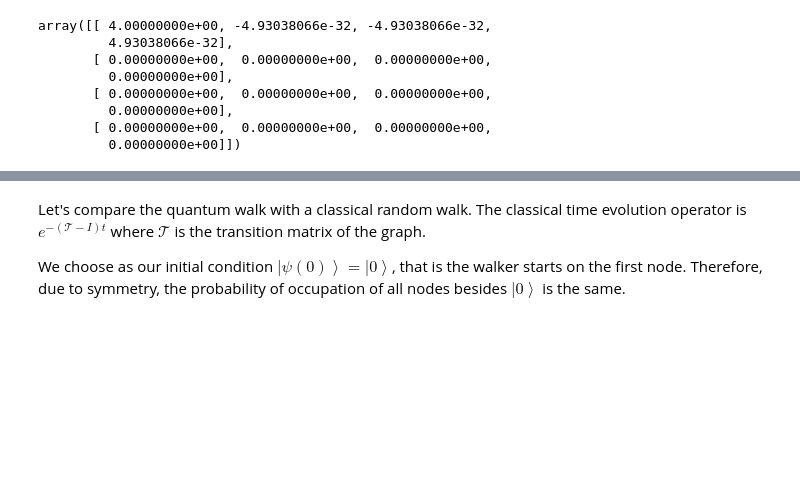
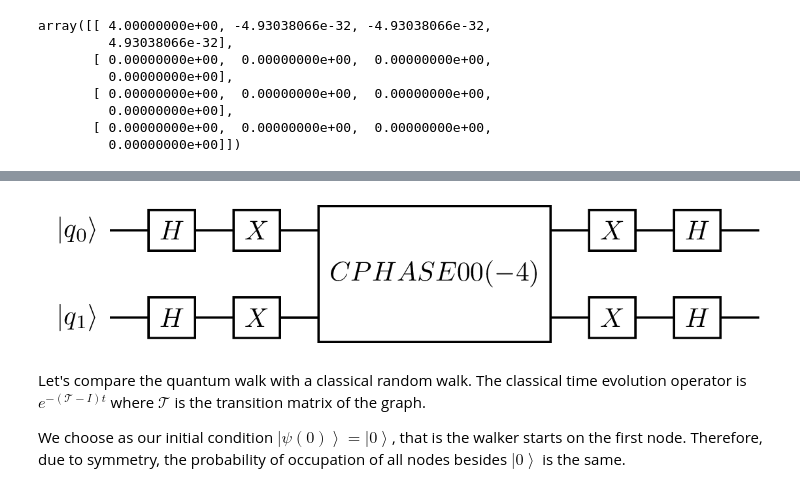
Before and after one commit to rigetti/forest-tutorials, a Jupyter notebook: notebooks/QuantumWalk.ipynb, the cells around one changed output, grey strips where cells are left out. Saved outputs shown, nothing was run; the diff lists cells and outputs as text; code cells hidden in the pictures; blank space fills up the shorter version.

```diff
--- a/notebooks/QuantumWalk.ipynb
+++ b/notebooks/QuantumWalk.ipynb
@@ -75,6 +72,10 @@ def k_4_ctqw(t):
     p += Program(X(0), X(1), H(0), H(1))
 
     return p
+# %%
+display(k_4_ctqw(1))
+# %% [output]
+[figure, added]
 # %% [markdown]
 Let's compare the quantum walk with a classical random walk. The classical time evolution operator is $e^{-(\mathcal{T} - I) t}$ where $\mathcal{T}$ is the transition matrix of the graph.
 
```
Also changed, not shown: parts of 3 cells of this notebook, 4 other files.
